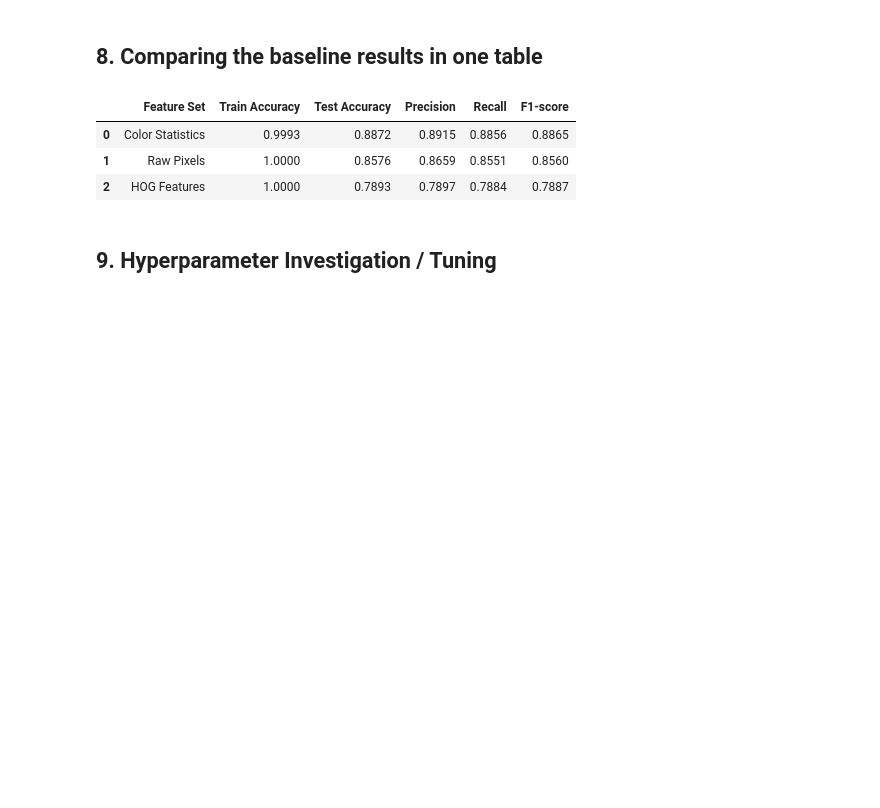
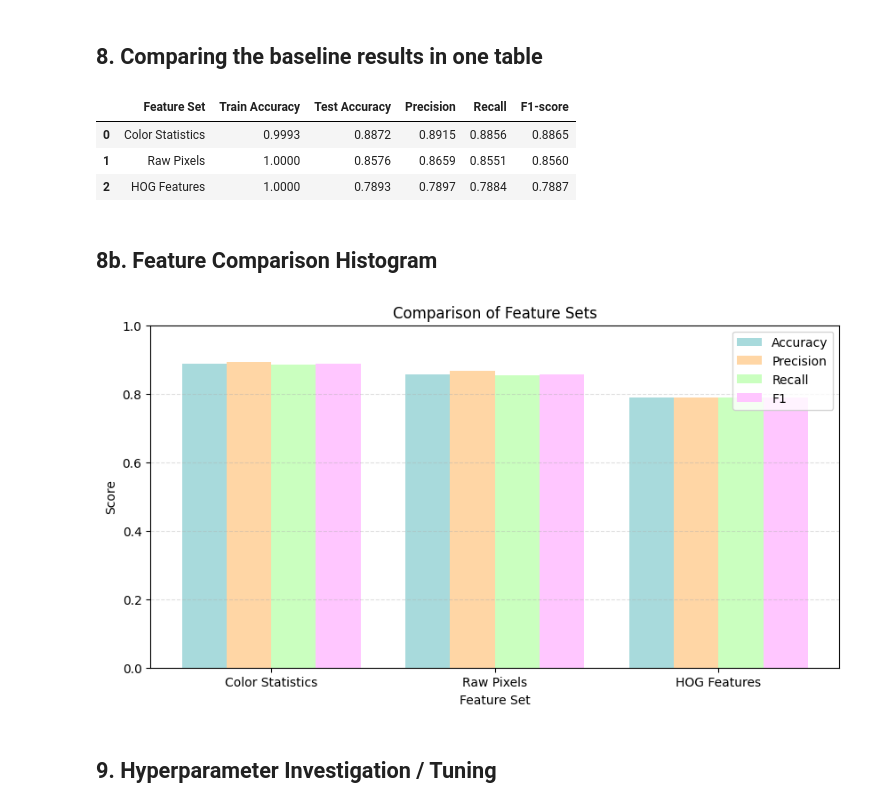
Before and after one commit to Nithya-2-2/MLImaging, a Jupyter notebook: Week5_RandomForestClassifier.ipynb, the cells around one changed output. Drawn from its saved outputs; the diff is of its cells as text; code cells hidden in the pictures; blank space fills up the shorter version.

```diff
--- a/Week5_RandomForestClassifier.ipynb
+++ b/Week5_RandomForestClassifier.ipynb
@@ -405,6 +405,76 @@ baseline_table.round(4)
 | 0 | Color Statistics | 0.9993 | 0.8872 | 0.8915 | 0.8856 | 0.8865 |
 | 1 | Raw Pixels | 1.0000 | 0.8576 | 0.8659 | 0.8551 | 0.8560 |
 | 2 | HOG Features | 1.0000 | 0.7893 | 0.7897 | 0.7884 | 0.7887 |
+# %% [markdown]
+## 8b. Feature Comparison Histogram
+# %%
+comparison_df = pd.DataFrame({
+    "Feature": baseline_table["Feature Set"],
+    "Accuracy": baseline_table["Test Accuracy"],
+    "Precision": baseline_table["Precision"],
+    "Recall": baseline_table["Recall"],
+    "F1": baseline_table["F1-score"]
+})
+
+x = np.arange(len(comparison_df))
+
+width = 0.2
+
+plt.figure(figsize=(10,5))
+
+plt.bar(
+    x - 1.5*width,
+    comparison_df["Accuracy"],
+    width,
+    label="Accuracy",
+    color='#A8DADC' #Pastel blue
+)
+
+plt.bar(
+    x - 0.5*width,
+    comparison_df["Precision"],
+    width,
+    label="Precision",
+    color="#FFD6A5" #pastel orange
+)
+
+plt.bar(
+    x + 0.5*width,
+    comparison_df["Recall"],
+    width,
+    label="Recall",
+    color="#CAFFBF" #pastel green
+)
+
+plt.bar(
+    x + 1.5*width,
+    comparison_df["F1"],
+    width,
+    label="F1",
+    color="#FFC6FF" #pastel purple
+)
+
+plt.xticks(
+    x,
+    comparison_df["Feature"]
+)
+
+plt.ylabel("Score")
+plt.xlabel("Feature Set")
+plt.title("Comparison of Feature Sets")
+plt.ylim(0,1)
+
+plt.legend()
+
+plt.grid(
+    axis="y",
+    linestyle="--",
+    alpha=0.4
+)
+
+plt.show()
+# %% [output]
+[figure, added]
 # %% [markdown]
 ## 9. Hyperparameter Investigation / Tuning
 # %% [markdown]
```
Also changed, not shown: parts of 9 cells of this notebook.
